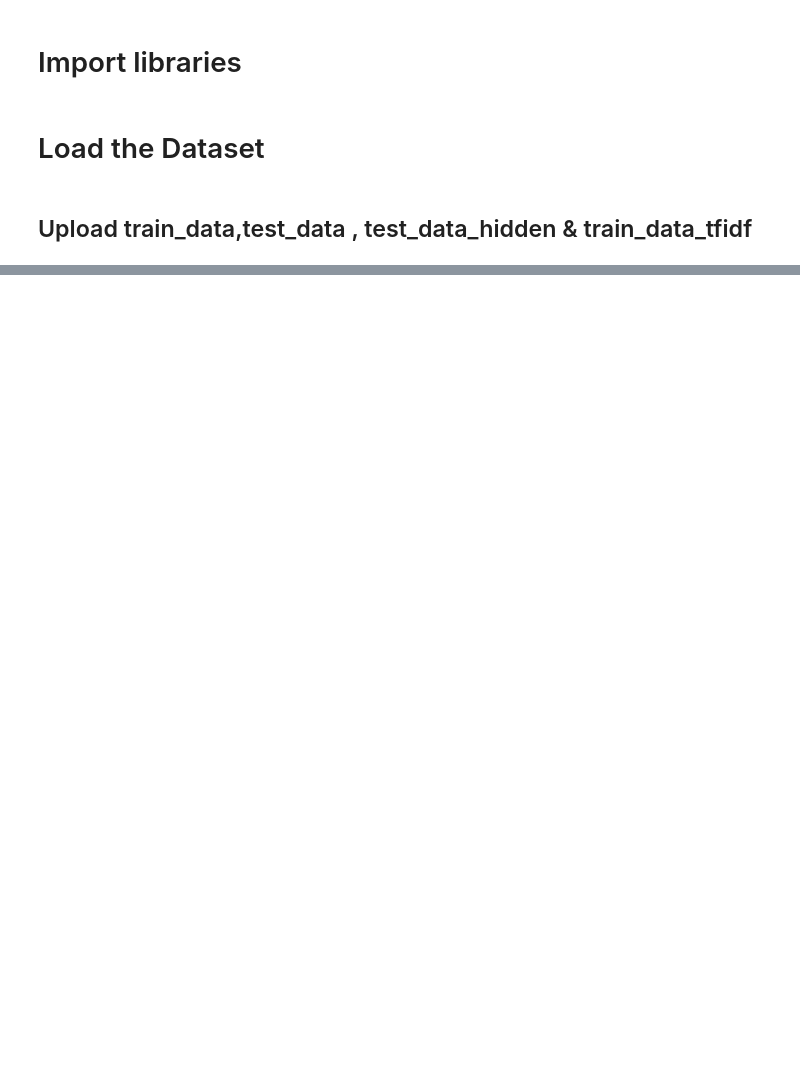
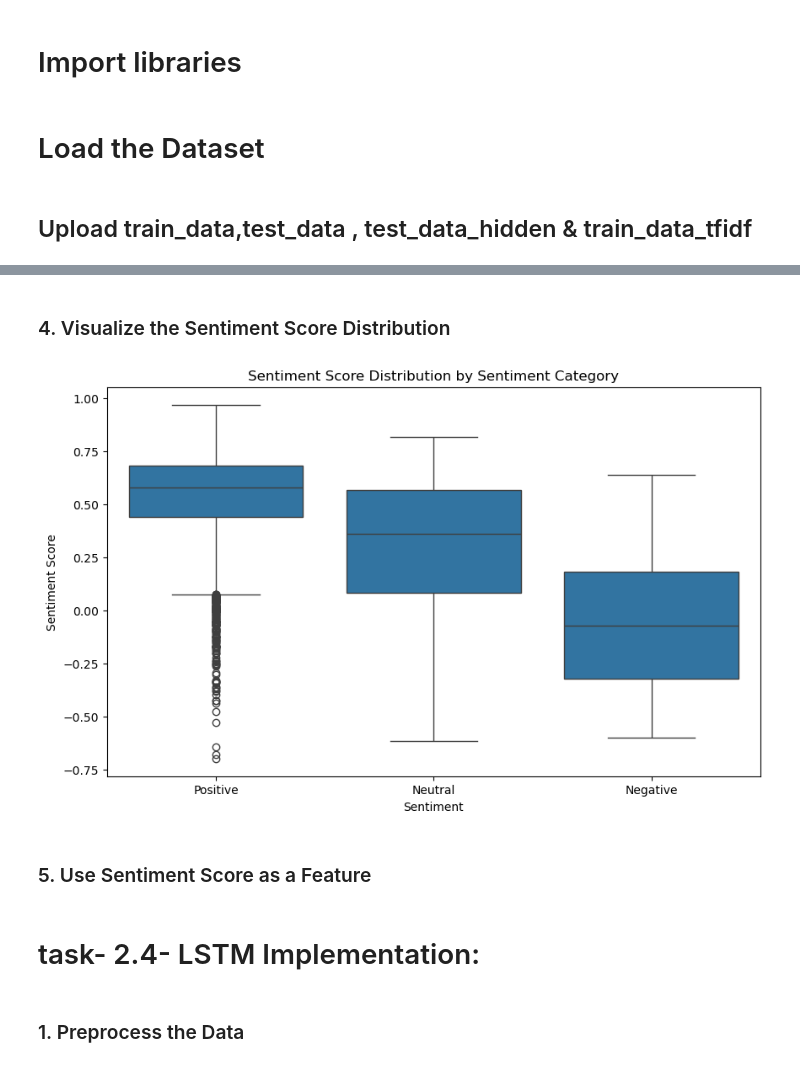
Before and after one commit to MohdJubairKhan/Sentimental_Analysis-Cpastone_project_2-, a Jupyter notebook: notebooks/ Week_3 &4_ Model_Selection_and_Advanced_Techniques.ipynb, the cells around one changed output, grey strips where cells are left out. Saved outputs shown, nothing was run; the diff lists cells and outputs as text; code cells hidden in the pictures; blank space fills up the shorter version.

```diff
--- a/notebooks/ Week_3 &4_ Model_Selection_and_Advanced_Techniques.ipynb
+++ b/notebooks/ Week_3 &4_ Model_Selection_and_Advanced_Techniques.ipynb
@@ -18,0 +370,8 @@ train_data_tfidf = pd.read_csv(r'C:\Users\zubair_khan\Desktop\Data_Science\Proje
+# %%
+# Initialize VADER sentiment analyzer
+analyzer = SentimentIntensityAnalyzer()
+
+# Function to calculate sentiment score using VADER
+def compute_sentiment_vader(review):
+    scores = analyzer.polarity_scores(review)
+    return scores['compound']
@@ -18,0 +382,4 @@ train_data_tfidf = pd.read_csv(r'C:\Users\zubair_khan\Desktop\Data_Science\Proje
+# %%
+# Compute sentiment scores for the reviews
+train_data['sentiment_score_textblob'] = train_data['reviews.text'].apply(compute_sentiment_textblob)
+test_data['sentiment_score_textblob'] = test_data['reviews.text'].apply(compute_sentiment_textblob)
@@ -18,0 +388,4 @@ train_data_tfidf = pd.read_csv(r'C:\Users\zubair_khan\Desktop\Data_Science\Proje
+# %%
+# Compute sentiment scores for the reviews
+train_data['sentiment_score_vader'] = train_data['reviews.text'].apply(compute_sentiment_vader)
+test_data['sentiment_score_vader'] = test_data['reviews.text'].apply(compute_sentiment_vader)
@@ -18,0 +394,4 @@ train_data_tfidf = pd.read_csv(r'C:\Users\zubair_khan\Desktop\Data_Science\Proje
+# %%
+# If using both TextBlob and VADER, combine them into a single feature by averaging:abs
+train_data['sentiment_score'] = train_data[['sentiment_score_textblob', 'sentiment_score_vader']].mean(axis=1)
+test_data['sentiment_score'] = test_data[['sentiment_score_textblob', 'sentiment_score_vader']].mean(axis=1)
@@ -18,0 +416,14 @@ train_data_tfidf = pd.read_csv(r'C:\Users\zubair_khan\Desktop\Data_Science\Proje
+# %% [markdown]
+### 4. Visualize the Sentiment Score Distribution
+# %%
+# Plot sentiment score distribution
+plt.figure(figsize=(10, 6))
+sns.boxplot(x='sentiment', y='sentiment_score', data=train_data)
+plt.title("Sentiment Score Distribution by Sentiment Category")
+plt.xlabel("Sentiment")
+plt.ylabel("Sentiment Score")
+plt.show()
+# %% [output]
+[figure, added]
+# %% [markdown]
+### 5. Use Sentiment Score as a Feature
@@ -18,0 +436,4 @@ train_data_tfidf = pd.read_csv(r'C:\Users\zubair_khan\Desktop\Data_Science\Proje
+# %% [markdown]
+# task- 2.4- LSTM Implementation:
+# %% [markdown]
+### 1. Preprocess the Data
```
Also changed, not shown: parts of 140 cells of this notebook, 5 other files.
